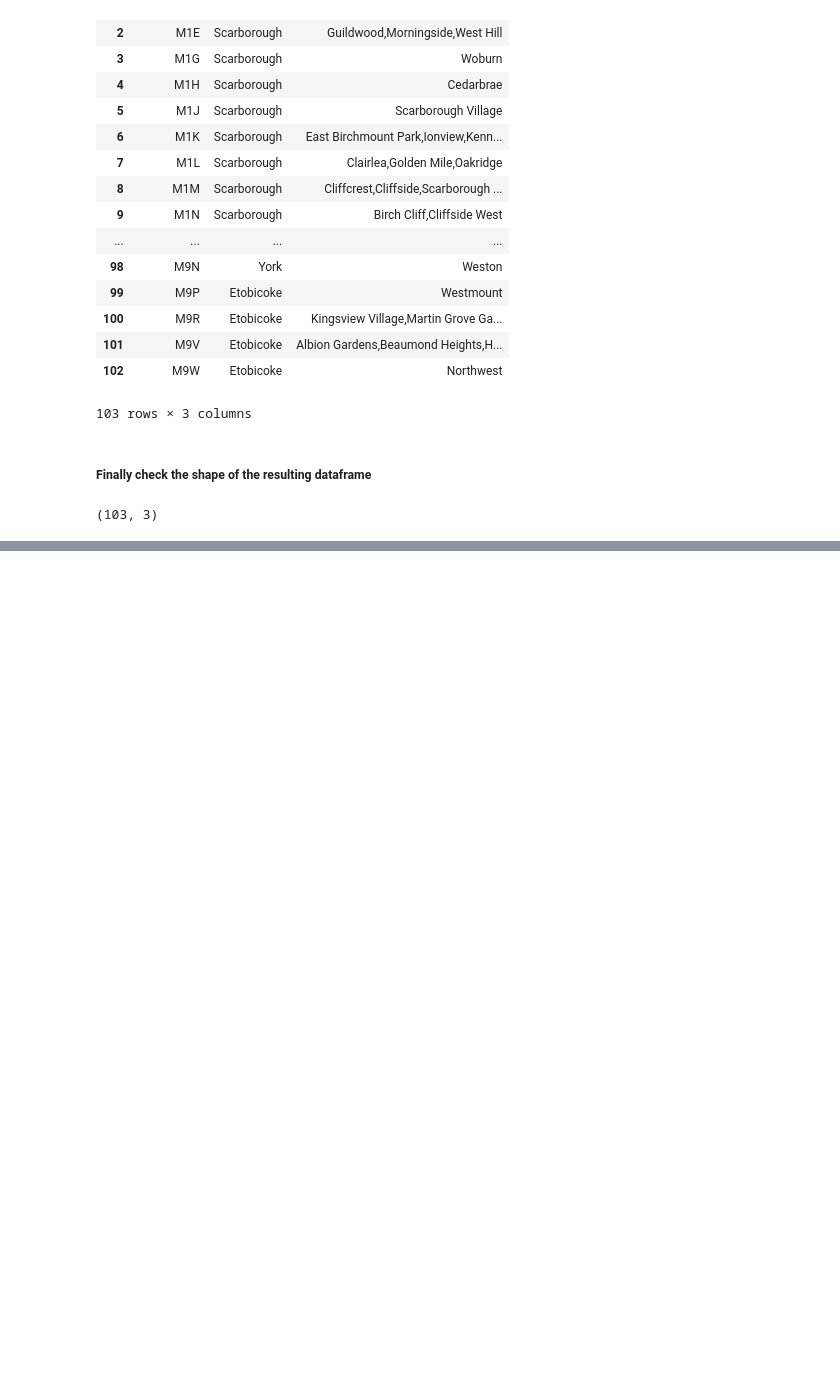
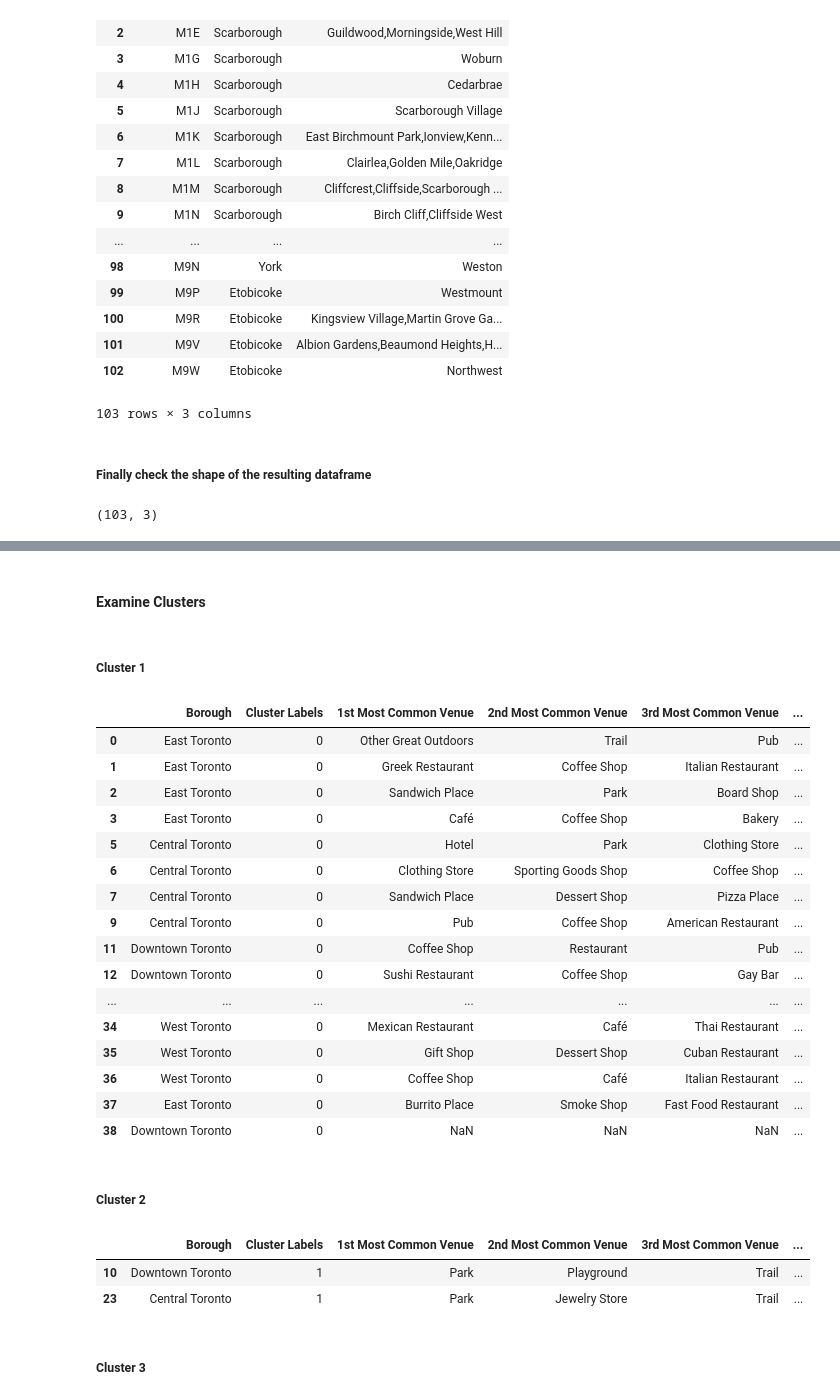
Before and after one commit to psbiswas/Coursera_Capstone, a Jupyter notebook: Exploring Neighbourhoods in Toronto.ipynb, the cells around one changed output, grey strips where cells are left out. Cells and saved outputs as stored; diff of their text form; code cells hidden in the pictures; blank space fills up the shorter version.

```diff
--- a/Exploring Neighbourhoods in Toronto.ipynb
+++ b/Exploring Neighbourhoods in Toronto.ipynb
@@ -145,0 +501,6 @@ dfx.shape
+# %%
+def return_most_common_venues(row, num_top_venues):
+    row_categories = row.iloc[1:]
+    row_categories_sorted = row_categories.sort_values(ascending=False)
+
+    return row_categories_sorted.index.values[0:num_top_venues]
@@ -145,0 +559,10 @@ dfx.shape
+# %%
+# add clustering labels
+neighbourhoods_venues_sorted.insert(0, 'Cluster Labels', kmeans.labels_)
+
+toronto_merged = toronto_data
+
+# merge toronto_grouped with toronto_data to add latitude/longitude for each neighborhood
+toronto_merged = toronto_merged.join(neighbourhoods_venues_sorted.set_index('Neighbourhood'), on='Neighbourhood')
+
+toronto_merged.head()
@@ -145,0 +578,27 @@ dfx.shape
+# %%
+# create map
+map_clusters = folium.Map(location=[latitude, longitude], zoom_start=11)
+
+# set color scheme for the clusters
+x = np.arange(kclusters)
+ys = [i + x + (i*x)**2 for i in range(kclusters)]
+colors_array = cm.rainbow(np.linspace(0, 1, len(ys)))
+rainbow = [colors.rgb2hex(i) for i in colors_array]
+
+# convert float values to int for this column
+toronto_merged['Cluster Labels'] = toronto_merged['Cluster Labels'].fillna(0.0).astype(int)
+
+# add markers to the map
+markers_colors = []
+for lat, lon, poi, cluster in zip(toronto_merged['Latitude'], toronto_merged['Longitude'], toronto_merged['Neighbourhood'], toronto_merged['Cluster Labels']):
+    label = folium.Popup(str(poi) + ' Cluster ' + str(cluster), parse_html=True)
+    folium.CircleMarker(
+        [lat, lon],
+        radius=5,
+        popup=label,
+        color=rainbow[cluster-1],
+        fill=True,
+        fill_color=rainbow[cluster-1],
+        fill_opacity=0.7).add_to(map_clusters)
+
+map_clusters
@@ -145,0 +607,34 @@ dfx.shape
+# %% [markdown]
+#### Examine Clusters
+# %% [markdown]
+##### Cluster 1
+# %%
+toronto_merged.loc[toronto_merged['Cluster Labels'] == 0, toronto_merged.columns[[1] + list(range(5, toronto_merged.shape[1]))]]
+# %% [output]
+|  | Borough | Cluster Labels | 1st Most Common Venue | 2nd Most Common Venue | 3rd Most Common Venue | ... |
+| 0 | East Toronto | 0 | Other Great Outdoors | Trail | Pub | ... |
+| 1 | East Toronto | 0 | Greek Restaurant | Coffee Shop | Italian Restaurant | ... |
+| 2 | East Toronto | 0 | Sandwich Place | Park | Board Shop | ... |
+| 3 | East Toronto | 0 | Café | Coffee Shop | Bakery | ... |
+| 5 | Central Toronto | 0 | Hotel | Park | Clothing Store | ... |
+| 6 | Central Toronto | 0 | Clothing Store | Sporting Goods Shop | Coffee Shop | ... |
+| 7 | Central Toronto | 0 | Sandwich Place | Dessert Shop | Pizza Place | ... |
+| 9 | Central Toronto | 0 | Pub | Coffee Shop | American Restaurant | ... |
+| 11 | Downtown Toronto | 0 | Coffee Shop | Restaurant | Pub | ... |
+| 12 | Downtown Toronto | 0 | Sushi Restaurant | Coffee Shop | Gay Bar | ... |
+| ... | ... | ... | ... | ... | ... | ... |
+| 34 | West Toronto | 0 | Mexican Restaurant | Café | Thai Restaurant | ... |
+| 35 | West Toronto | 0 | Gift Shop | Dessert Shop | Cuban Restaurant | ... |
+| 36 | West Toronto | 0 | Coffee Shop | Café | Italian Restaurant | ... |
+| 37 | East Toronto | 0 | Burrito Place | Smoke Shop | Fast Food Restaurant | ... |
+| 38 | Downtown Toronto | 0 | NaN | NaN | NaN | ... |
+# %% [markdown]
+##### Cluster 2
+# %%
+toronto_merged.loc[toronto_merged['Cluster Labels'] == 1, toronto_merged.columns[[1] + list(range(5, toronto_merged.shape[1]))]]
+# %% [output]
+|  | Borough | Cluster Labels | 1st Most Common Venue | 2nd Most Common Venue | 3rd Most Common Venue | ... |
+| 10 | Downtown Toronto | 1 | Park | Playground | Trail | ... |
+| 23 | Central Toronto | 1 | Park | Jewelry Store | Trail | ... |
+# %% [markdown]
+##### Cluster 3
```
Also changed, not shown: parts of 55 cells of this notebook.
